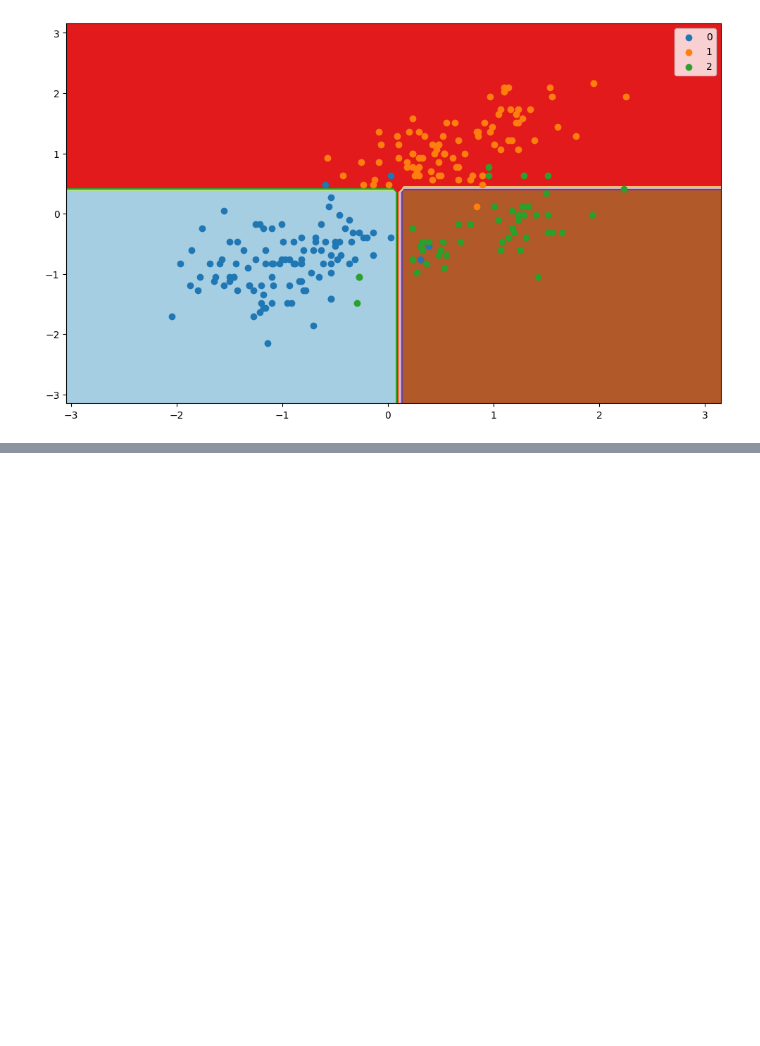
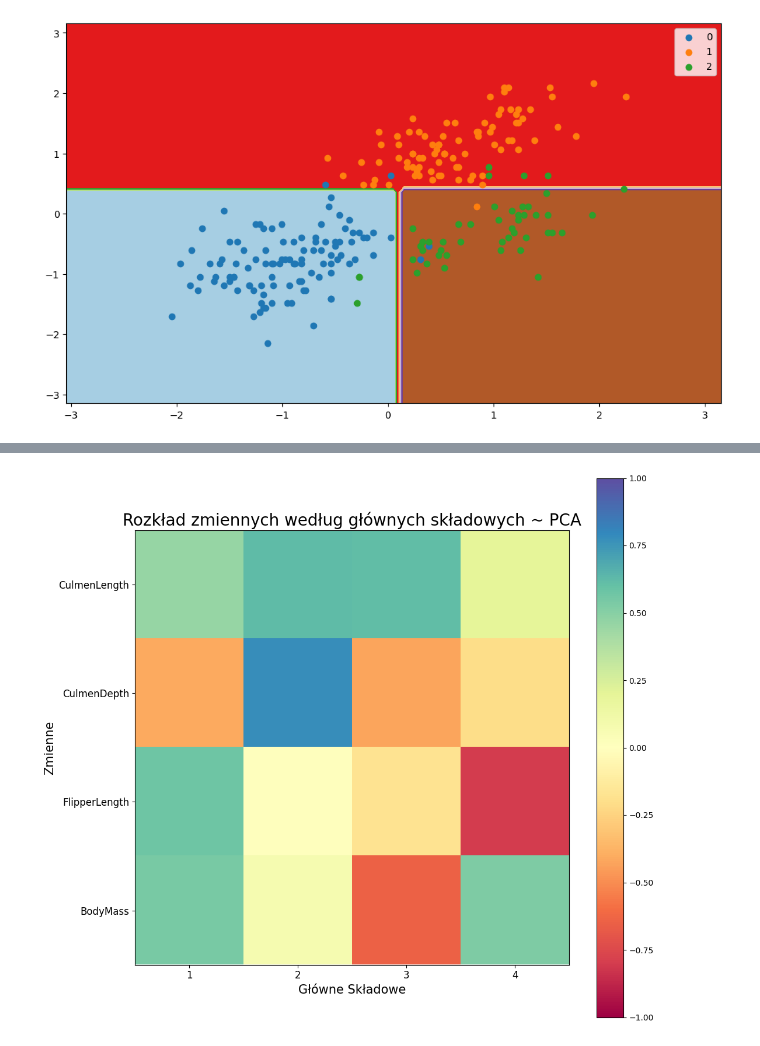
Before and after one commit to michalkrzyzanowski2001/week14, a Jupyter notebook: pengiuns.ipynb, the cells around one changed output, grey strips where cells are left out. Cells and saved outputs as stored; diff of their text form; code cells hidden in the pictures; blank space fills up the shorter version.

```diff
--- a/pengiuns.ipynb
+++ b/pengiuns.ipynb
@@ -741,0 +786,19 @@ weighted avg       0.96      0.96      0.96       103
+# %%
+from sklearn.model_selection import train_test_split
+from sklearn.preprocessing import StandardScaler
+from sklearn.decomposition import PCA
+X = penguins.drop('Species', axis=1).copy()
+y = penguins['Species'].copy()
+X_train, X_test, y_train, y_test = train_test_split(X, y, test_size=0.5, random_state=42, stratify=y)
+scaler = StandardScaler()
+X_train_scaler = scaler.fit_transform(X_train)
+pca = PCA(random_state=42)
+X_train_pca = pca.fit_transform(X_train_scaler)
+train_penguins = pd.DataFrame(np.concatenate([X_train_pca,
+                          np.array(y_train).reshape(-1, 1)],
+                          axis=1))
+train_penguins.rename(columns = {0: 'PC1', 1: 'PC2',
+                             2: 'PC3', 3: 'PC4', 4: 'Species'},
+                  inplace=True)
+train_penguins[['PC1', 'PC2','PC3','PC4']] = train_penguins[['PC1', 'PC2','PC3', 'PC4']].astype(float)
+train_penguins.corr()
@@ -741,0 +812,12 @@ weighted avg       0.96      0.96      0.96       103
+# %%
+fig, ax = plt.subplots(figsize=(12, 12))
+plt.imshow(pca.components_.T, cmap = 'Spectral', vmin =-1, vmax = 1)
+plt.yticks(range(len(X_train.columns)), X_train.columns, fontsize=12)
+plt.xticks(range(4), range(1, 5), fontsize=12)
+plt.xlabel('Główne Składowe', fontsize=15)
+plt.ylabel('Zmienne', fontsize=15)
+plt.title('Rozkład zmiennych według głównych składowych ~ PCA', fontsize=20)
+plt.colorbar()
+plt.show()
+# %% [output]
+[figure, added]
```
Also changed, not shown: parts of 18 cells of this notebook.
